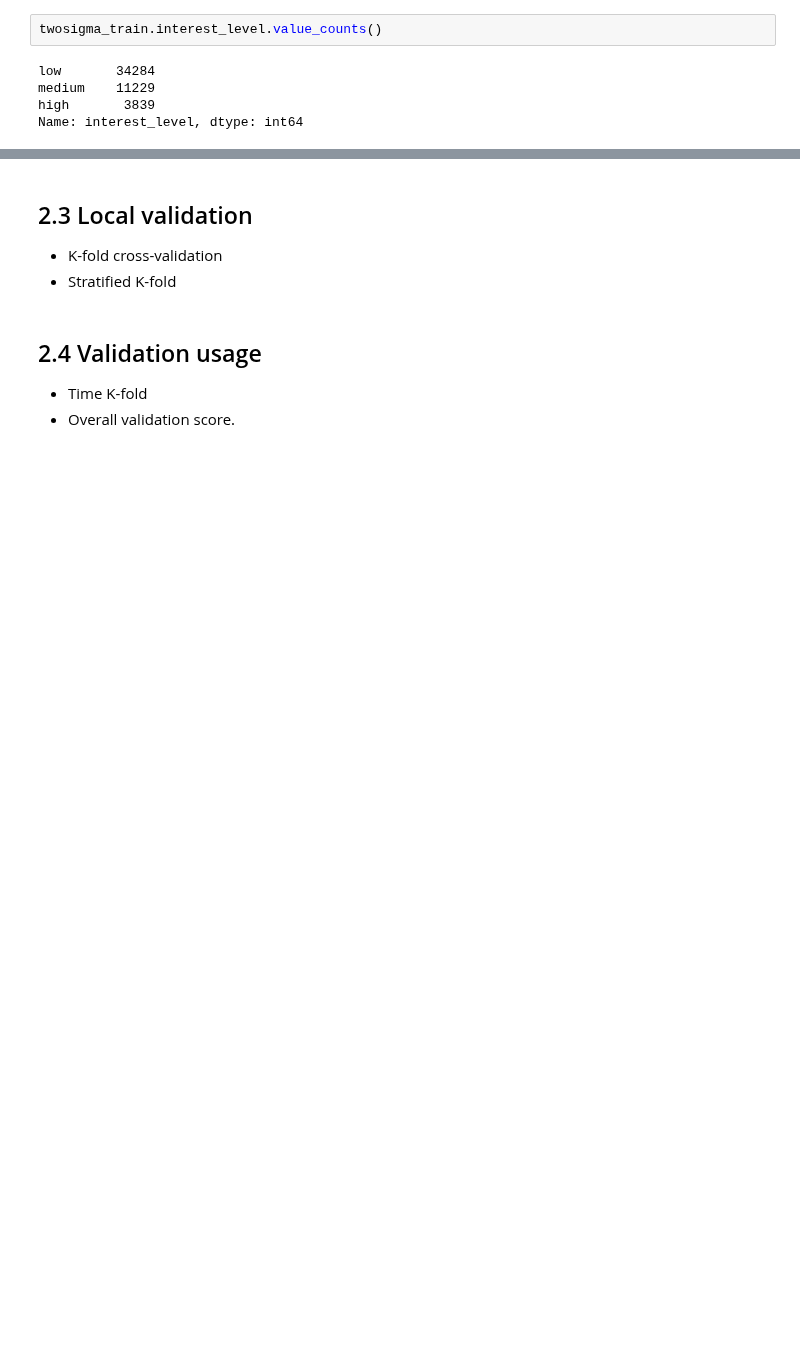
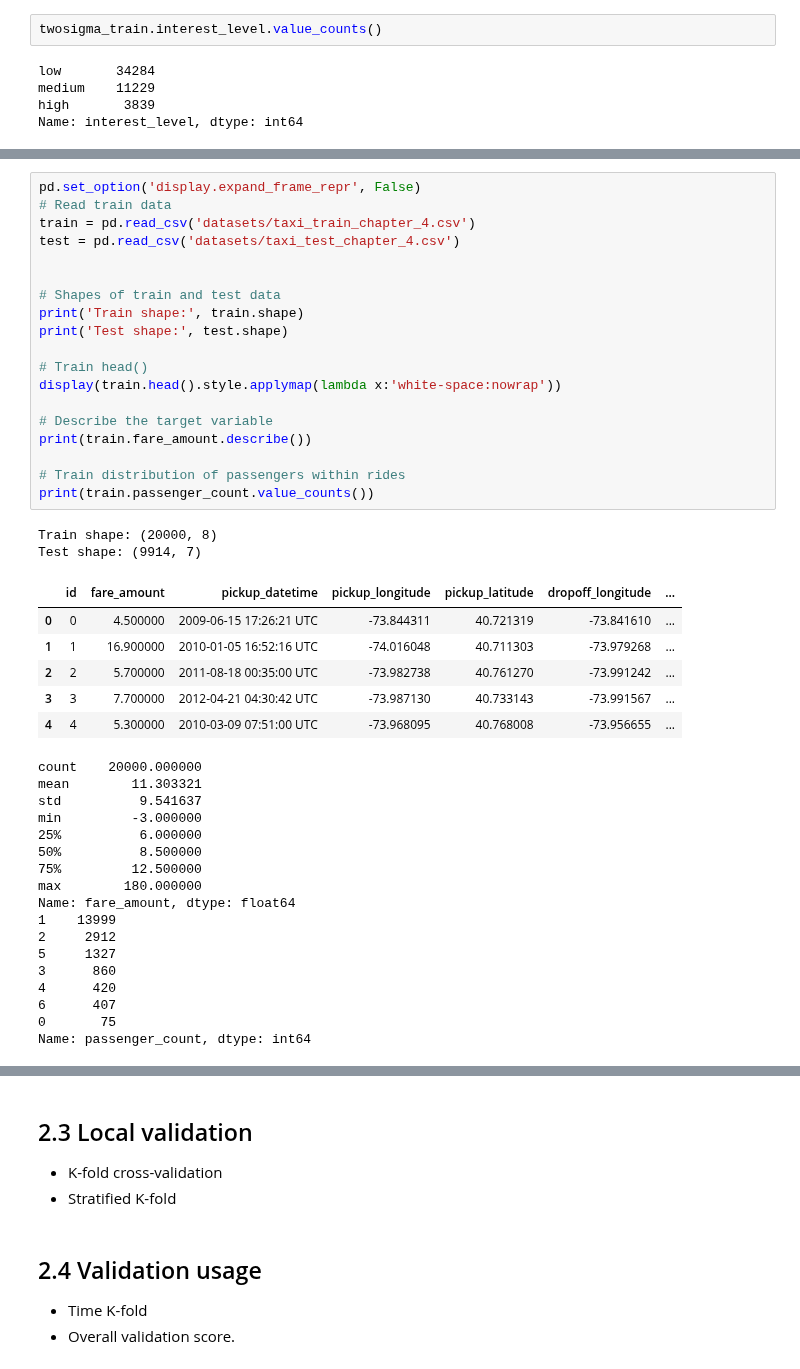
Before and after one commit to anhhaibkhn/Data-Science-selfstudy-notes-Blog, a Jupyter notebook: _notebooks/Winning a Kaggle Competition in Python/2022-08-03-Chapter_2_Dive_into_the_Competition.ipynb, the cells around one changed output, grey strips where cells are left out. Cells and saved outputs as stored; diff of their text form; blank space fills up the shorter version.

```diff
--- a/_notebooks/Winning a Kaggle Competition in Python/2022-08-03-Chapter_2_Dive_into_the_Competition.ipynb
+++ b/_notebooks/Winning a Kaggle Competition in Python/2022-08-03-Chapter_2_Dive_into_the_Competition.ipynb
@@ -191,0 +207,45 @@ Name: interest_level, dtype: int64
+# %%
+pd.set_option('display.expand_frame_repr', False)
+# Read train data
+train = pd.read_csv('datasets/taxi_train_chapter_4.csv')
+test = pd.read_csv('datasets/taxi_test_chapter_4.csv')
+
+
+# Shapes of train and test data
+print('Train shape:', train.shape)
+print('Test shape:', test.shape)
+
+# Train head()
+display(train.head().style.applymap(lambda x:'white-space:nowrap'))
+
+# Describe the target variable
+print(train.fare_amount.describe())
+
+# Train distribution of passengers within rides
+print(train.passenger_count.value_counts())
+# %% [output]
+Train shape: (20000, 8)
+Test shape: (9914, 7)
+|  | id | fare_amount | pickup_datetime | pickup_longitude | pickup_latitude | dropoff_longitude | ... |
+| 0 | 0 | 4.500000 | 2009-06-15 17:26:21 UTC | -73.844311 | 40.721319 | -73.841610 | ... |
+| 1 | 1 | 16.900000 | 2010-01-05 16:52:16 UTC | -74.016048 | 40.711303 | -73.979268 | ... |
+| 2 | 2 | 5.700000 | 2011-08-18 00:35:00 UTC | -73.982738 | 40.761270 | -73.991242 | ... |
+| 3 | 3 | 7.700000 | 2012-04-21 04:30:42 UTC | -73.987130 | 40.733143 | -73.991567 | ... |
+| 4 | 4 | 5.300000 | 2010-03-09 07:51:00 UTC | -73.968095 | 40.768008 | -73.956655 | ... |
+count    20000.000000
+mean        11.303321
+std          9.541637
+min         -3.000000
+25%          6.000000
+50%          8.500000
+75%         12.500000
+max        180.000000
+Name: fare_amount, dtype: float64
+1    13999
+2     2912
+5     1327
+3      860
+4      420
+6      407
+0       75
+Name: passenger_count, dtype: int64
```
Also changed, not shown: parts of 9 cells of this notebook, 2 other files.
